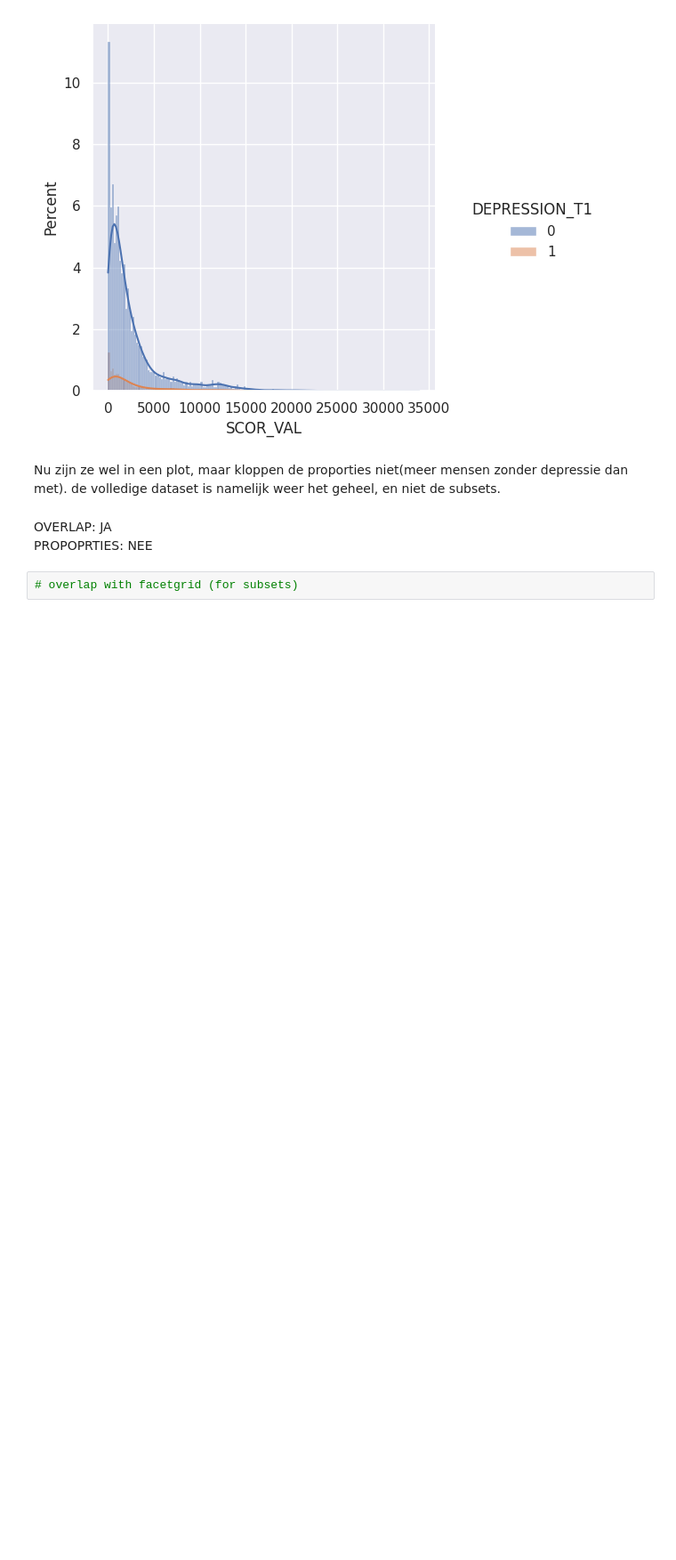
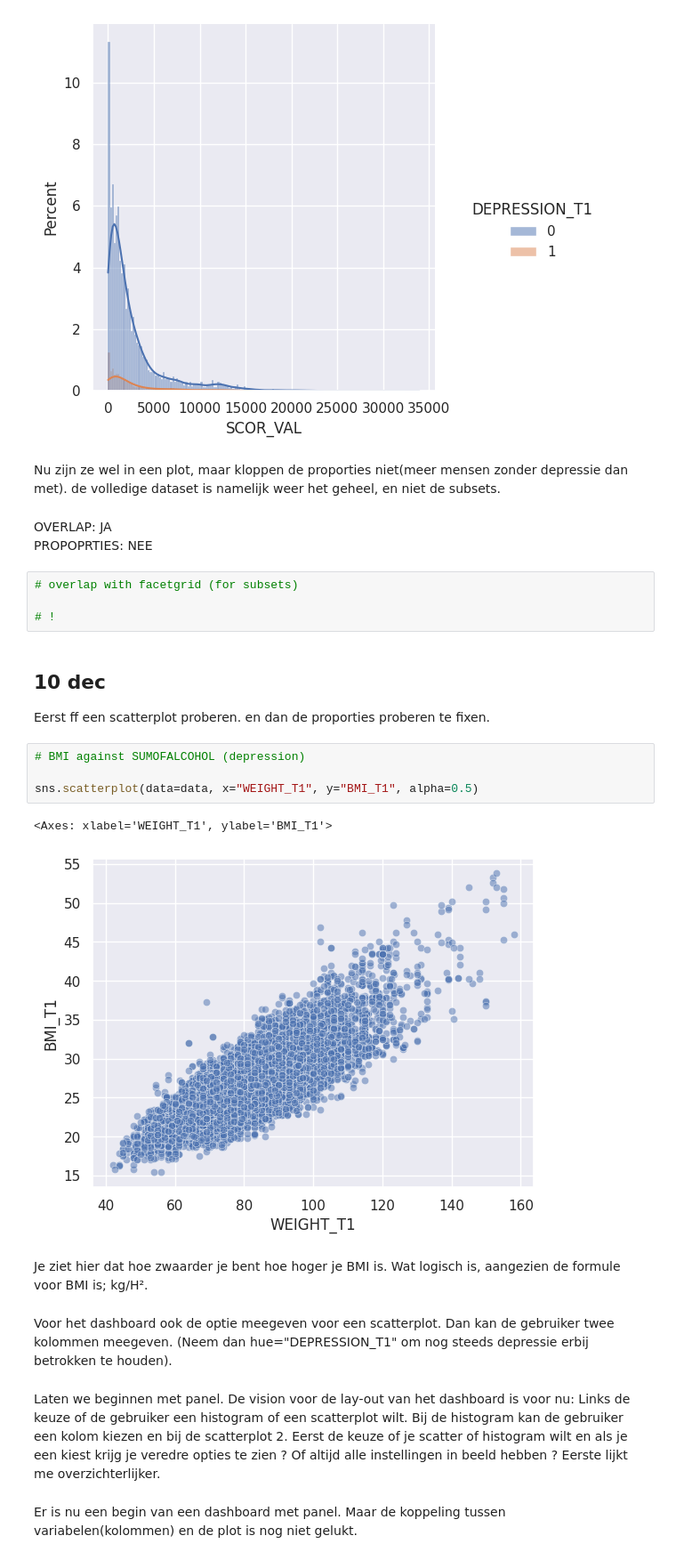
Before and after one commit to irisineke/Lifelines, a Jupyter notebook: logboek.ipynb, the cells around one changed output. Shown at 89% size. Drawn from its saved outputs; the diff is of its cells as text; blank space fills up the shorter version.

Commit message:
panel begonnen

```diff
--- a/logboek.ipynb
+++ b/logboek.ipynb
@@ -440,3 +436,23 @@ OVERLAP: JA \
 PROPOPRTIES: NEE
 # %%
 # overlap with facetgrid (for subsets)
+
+# !
+# %% [markdown]
+## 10 dec
+Eerst ff een scatterplot proberen. en dan de proporties proberen te fixen.
+# %%
+# BMI against SUMOFALCOHOL (depression)
+
+sns.scatterplot(data=data, x="WEIGHT_T1", y="BMI_T1", alpha=0.5)
+# %% [output]
+<Axes: xlabel='WEIGHT_T1', ylabel='BMI_T1'>
+[figure, added]
+# %% [markdown]
+Je ziet hier dat hoe zwaarder je bent hoe hoger je BMI is. Wat logisch is, aangezien de formule voor BMI is; kg/H².
+# %% [markdown]
+Voor het dashboard ook de optie meegeven voor een scatterplot. Dan kan de gebruiker twee kolommen meegeven. (Neem dan hue="DEPRESSION_T1" om nog steeds depressie erbij betrokken te houden).
+# %% [markdown]
+Laten we beginnen met panel. De vision voor de lay-out van het dashboard is voor nu: Links de keuze of de gebruiker een histogram of een scatterplot wilt. Bij de histogram kan de gebruiker een kolom kiezen en bij de scatterplot 2. Eerst de keuze of je scatter of histogram wilt en als je een kiest krijg je veredre opties te zien ? Of altijd alle instellingen in beeld hebben ? Eerste lijkt me overzichterlijker.
+# %% [markdown]
+Er is nu een begin van een dashboard met panel. Maar de koppeling tussen variabelen(kolommen) en de plot is nog niet gelukt.
```
Also changed, not shown: parts of 1 cell of this notebook, 2 other files.
